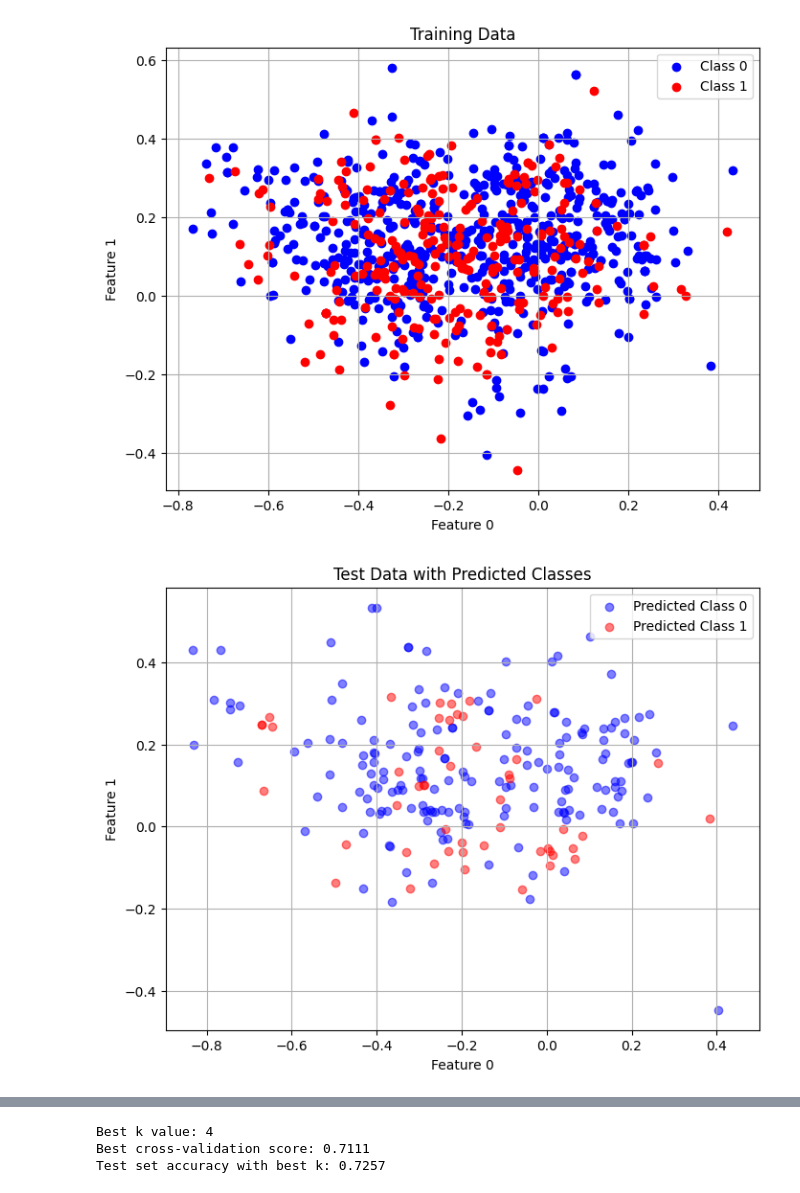
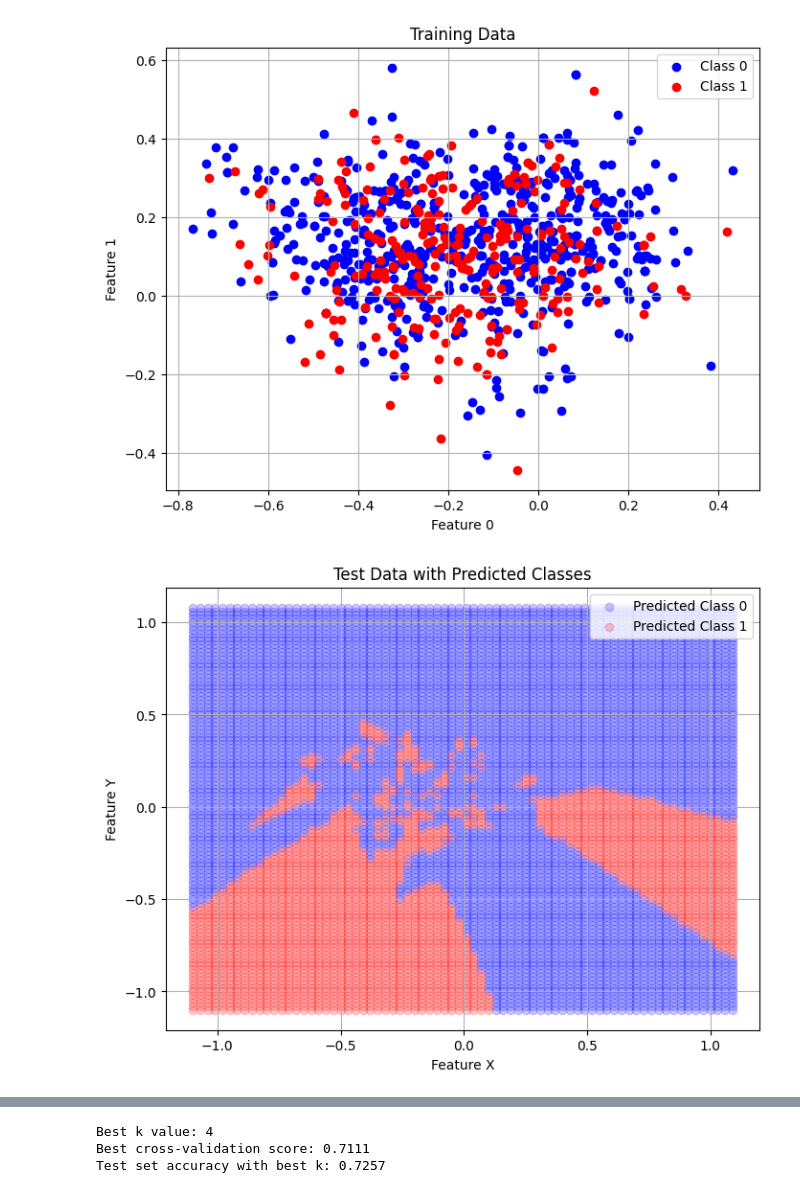
Before and after one commit to sripriyakonjarla/Machine_Learning, a Jupyter notebook: lab_session_4.ipynb, the cells around one changed output, grey strips where cells are left out. Cells and saved outputs as stored; diff of their text form; code cells hidden in the pictures.

```diff
--- a/lab_session_4.ipynb
+++ b/lab_session_4.ipynb
@@ -185,26 +185,25 @@ plt.show()
 # %% [output]
 [figure]
 # %%
-X = df.loc[:, 'embed_0':'embed_1'].values
-y = df['class(0/1)'].values
 
-X_train, X_test, y_train, y_test = train_test_split(X, y, test_size=0.2, random_state=42)
+x1, x2 = np.meshgrid(np.arange(-1.1, 1.1, 0.03), np.arange(-1.1, 1.1, 0.02))
+X_test = np.c_[x1.ravel(), x2.ravel()]
 
 knn = KNeighborsClassifier(n_neighbors=3)
 knn.fit(X_train, y_train)
 
 y_pred = knn.predict(X_test)
 
 plt.figure(figsize=(8, 6))
-plt.scatter(X_test[y_pred == 0][:, 0], X_test[y_pred == 0][:, 1], color='blue', alpha=0.5, label='Predicted Class 0')
-plt.scatter(X_test[y_pred == 1][:, 0], X_test[y_pred == 1][:, 1], color='red', alpha=0.5, label='Predicted Class 1')
+plt.scatter(X_test[y_pred == 0][:, 0], X_test[y_pred == 0][:, 1], color='blue', alpha=0.2, label='Predicted Class 0')
+plt.scatter(X_test[y_pred == 1][:, 0], X_test[y_pred == 1][:, 1], color='red', alpha=0.2, label='Predicted Class 1')
 
 plt.title('Test Data with Predicted Classes')
-plt.xlabel('Feature 0')
-plt.ylabel('Feature 1')
+plt.xlabel('Feature X')
+plt.ylabel('Feature Y')
 plt.legend()
 plt.grid(True)
 plt.show()
 # %% [output]
-[figure, old version]
+[figure, new version]
 # %%
```
Also changed, not shown: parts of 2 cells of this notebook.
